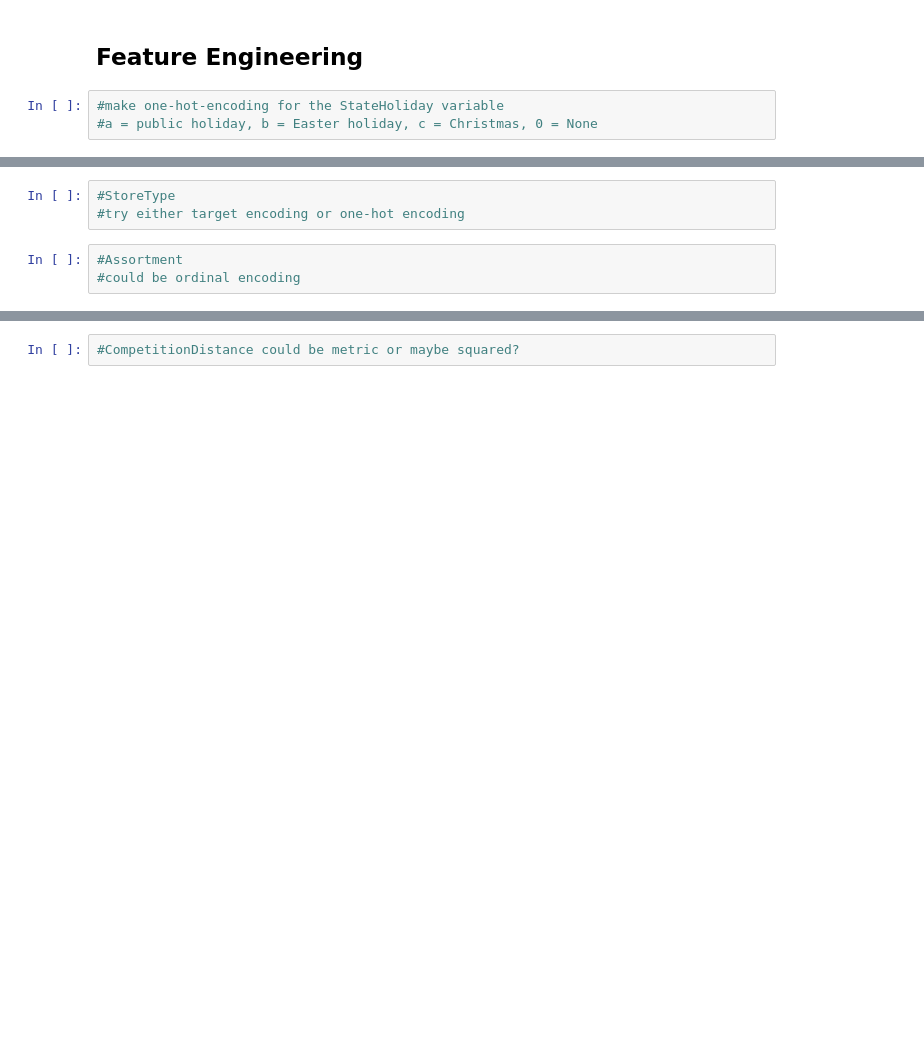
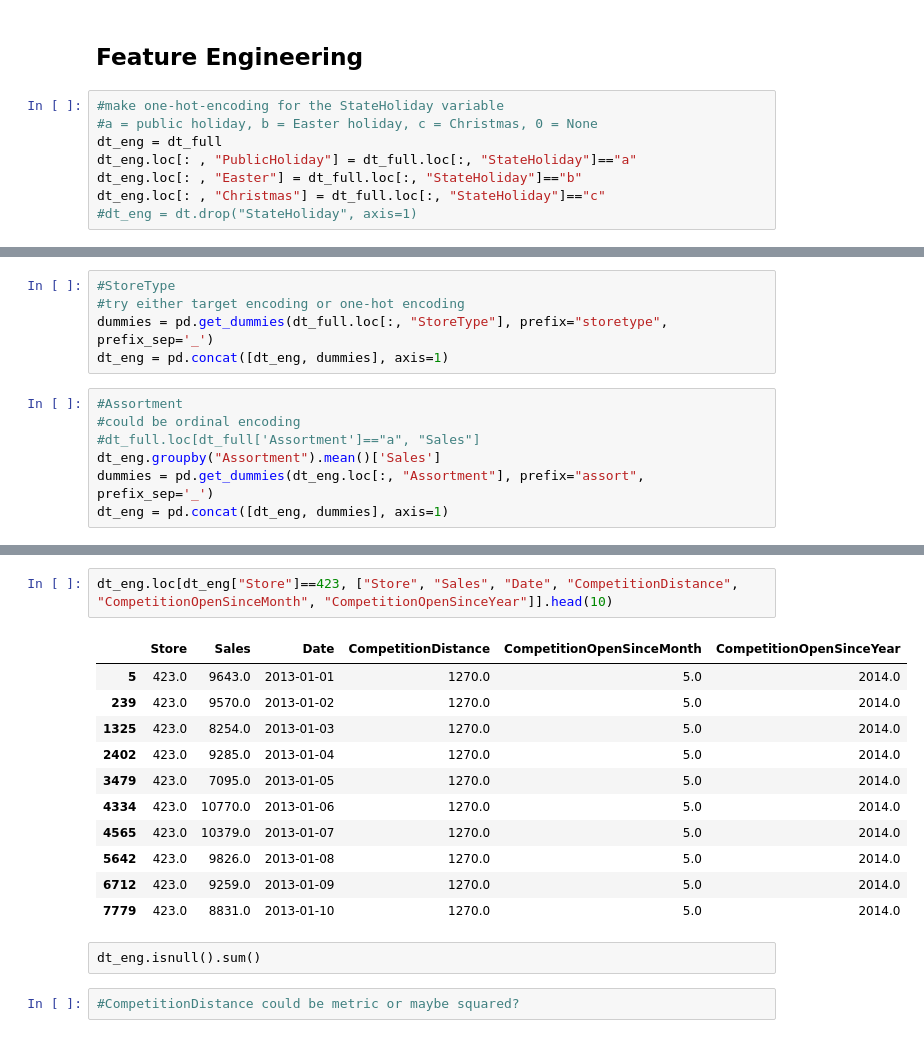
Before and after one commit to Kkshanana90/Sales-Prediction, a Jupyter notebook: TeamAnselSebastian.ipynb, the cells around one changed output, grey strips where cells are left out. Drawn from its saved outputs; the diff is of its cells as text; blank space fills up the shorter version.

```diff
--- a/TeamAnselSebastian.ipynb
+++ b/TeamAnselSebastian.ipynb
@@ -139,3 +182,8 @@ dt_nomissing.Sales.plot()
 # %%
 #make one-hot-encoding for the StateHoliday variable
 #a = public holiday, b = Easter holiday, c = Christmas, 0 = None
+dt_eng = dt_full
+dt_eng.loc[: , "PublicHoliday"] = dt_full.loc[:, "StateHoliday"]=="a"
+dt_eng.loc[: , "Easter"] = dt_full.loc[:, "StateHoliday"]=="b"
+dt_eng.loc[: , "Christmas"] = dt_full.loc[:, "StateHoliday"]=="c"
+#dt_eng = dt.drop("StateHoliday", axis=1)
@@ -142,6 +198,12 @@ dt_nomissing.Sales.plot()
 # %%
 #StoreType
 #try either target encoding or one-hot encoding
+dummies = pd.get_dummies(dt_full.loc[:, "StoreType"], prefix="storetype", prefix_sep='_')
+dt_eng = pd.concat([dt_eng, dummies], axis=1)
 # %%
 #Assortment
 #could be ordinal encoding
+#dt_full.loc[dt_full['Assortment']=="a", "Sales"]
+dt_eng.groupby("Assortment").mean()['Sales']
+dummies = pd.get_dummies(dt_eng.loc[:, "Assortment"], prefix="assort", prefix_sep='_')
+dt_eng = pd.concat([dt_eng, dummies], axis=1)
@@ -148,3 +236,19 @@ dt_nomissing.Sales.plot()
+# %%
+dt_eng.loc[dt_eng["Store"]==423, ["Store", "Sales", "Date", "CompetitionDistance", "CompetitionOpenSinceMonth", "CompetitionOpenSinceYear"]].head(10)
+# %% [output]
+|  | Store | Sales | Date | CompetitionDistance | CompetitionOpenSinceMonth | CompetitionOpenSinceYear |
+| 5 | 423.0 | 9643.0 | 2013-01-01 | 1270.0 | 5.0 | 2014.0 |
+| 239 | 423.0 | 9570.0 | 2013-01-02 | 1270.0 | 5.0 | 2014.0 |
+| 1325 | 423.0 | 8254.0 | 2013-01-03 | 1270.0 | 5.0 | 2014.0 |
+| 2402 | 423.0 | 9285.0 | 2013-01-04 | 1270.0 | 5.0 | 2014.0 |
+| 3479 | 423.0 | 7095.0 | 2013-01-05 | 1270.0 | 5.0 | 2014.0 |
+| 4334 | 423.0 | 10770.0 | 2013-01-06 | 1270.0 | 5.0 | 2014.0 |
+| 4565 | 423.0 | 10379.0 | 2013-01-07 | 1270.0 | 5.0 | 2014.0 |
+| 5642 | 423.0 | 9826.0 | 2013-01-08 | 1270.0 | 5.0 | 2014.0 |
+| 6712 | 423.0 | 9259.0 | 2013-01-09 | 1270.0 | 5.0 | 2014.0 |
+| 7779 | 423.0 | 8831.0 | 2013-01-10 | 1270.0 | 5.0 | 2014.0 |
+# %% [raw]
+dt_eng.isnull().sum()
 # %%
 #CompetitionDistance could be metric or maybe squared?
 # %%
```
Also changed, not shown: parts of 39 cells of this notebook.
